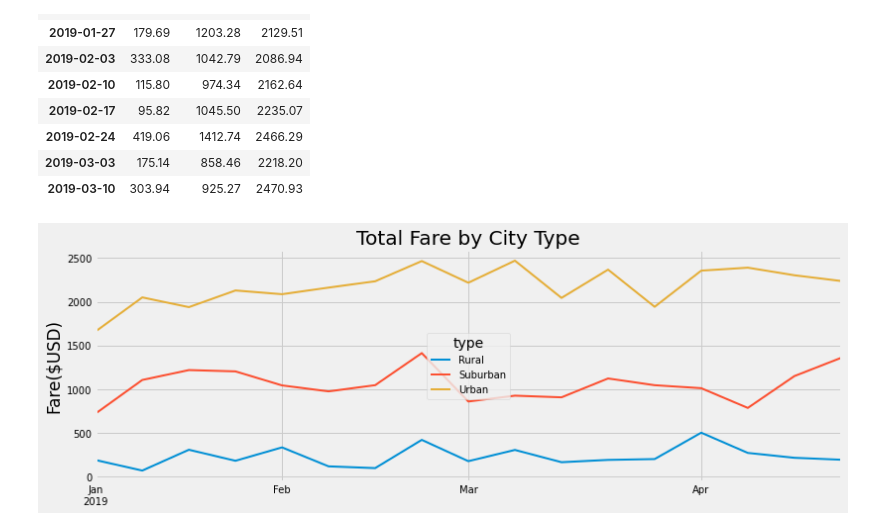
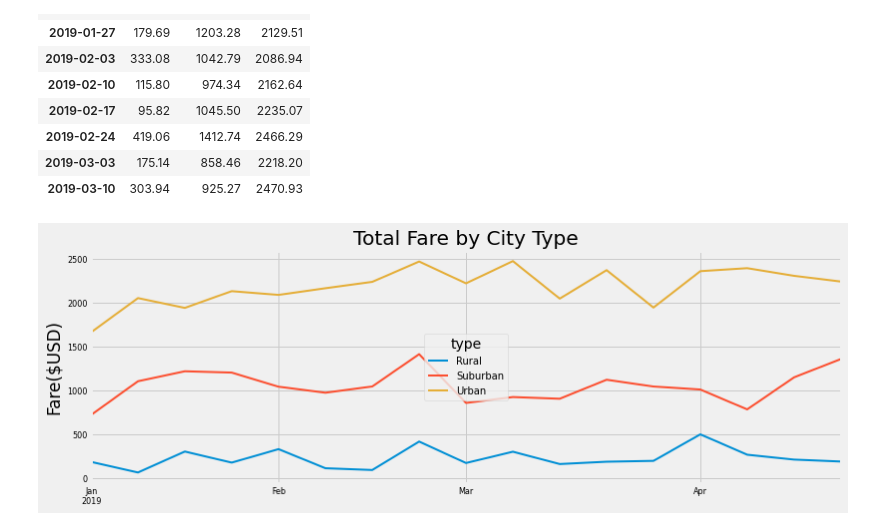
Before and after one commit to AmirO8/PyBer_Analysis, a Jupyter notebook: PyBer_Challenge.ipynb, the cells around one changed output. Saved outputs shown, nothing was run; the diff lists cells and outputs as text; code cells hidden in the pictures.

Commit message:
Total Summary Fig 9

```diff
--- a/PyBer_Challenge.ipynb
+++ b/PyBer_Challenge.ipynb
@@ -269,12 +269,12 @@ new_date_df.head(10)
 # %%
 # 8. Using the object-oriented interface method, plot the resample DataFrame using the df.plot() function.
 # Import the style from Matplotlib.
 from matplotlib import style
 # Use the graph style fivethirtyeight.
 #fig, ax = new_date_df.plot()
 style.use('fivethirtyeight')
-new_date_df.plot(kind = "line", title = "Total Fare by City Type" , figsize = (12,4), xlabel = "", ylabel = "Fare($USD)", linewidth = 2, fontsize = 10, legend = "center")
+new_date_df.plot(kind = "line", title = "Total Fare by City Type" , figsize = (12,4), xlabel = "", ylabel = "Fare($USD)", linewidth = 2, fontsize = 8, legend = "center")
 plt.legend(title = "type", loc = "center", fontsize = 10)
 plt.savefig("analysis/Fig8.png")
 # %% [output]
-[figure, old version]
+[figure, new version]
```
Also changed, not shown: 1 other file.
